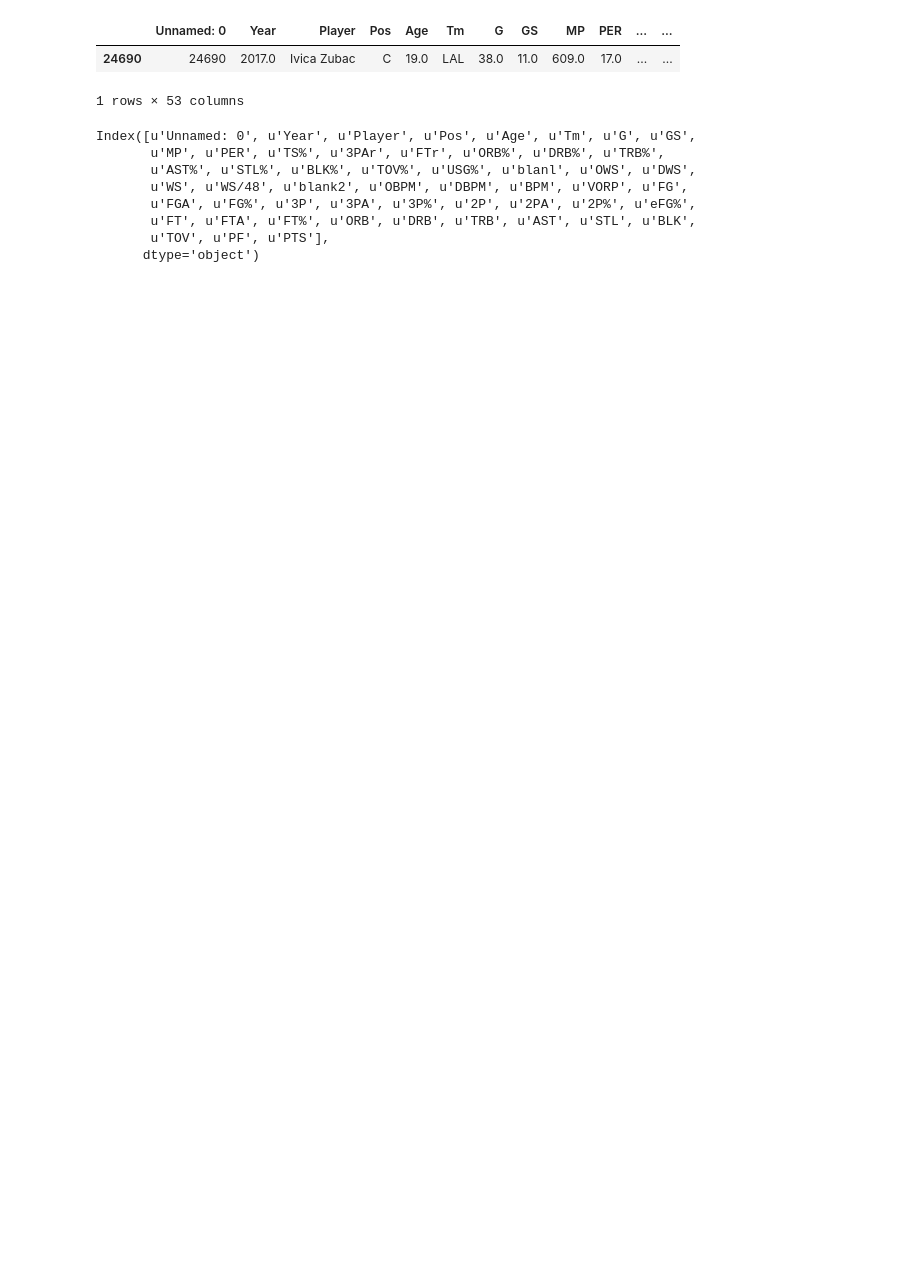
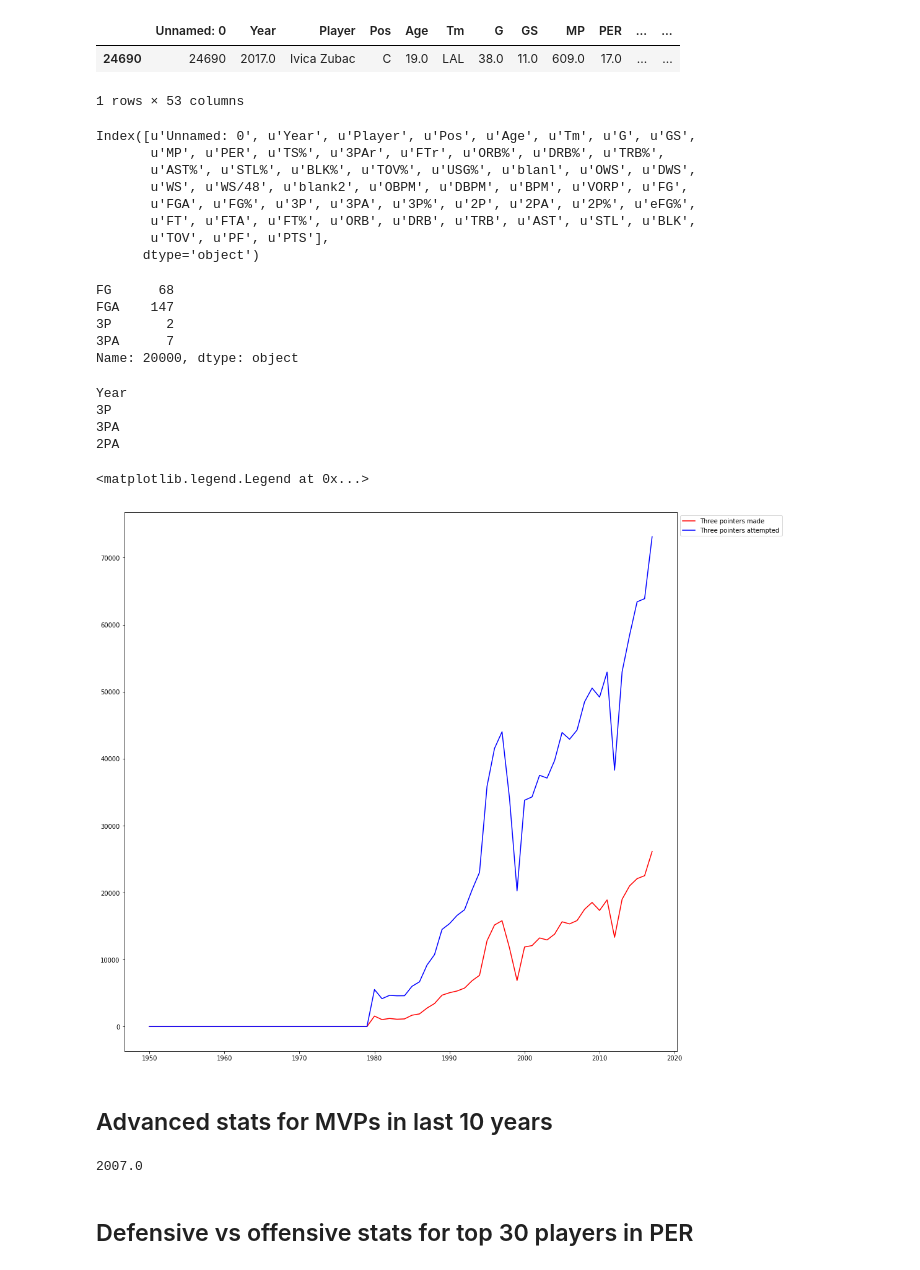
Before and after one commit to danchyy/Basketball_Analytics, a Jupyter notebook: Nba_players.ipynb, the cells around one changed output. Saved outputs shown, nothing was run; the diff lists cells and outputs as text; code cells hidden in the pictures; blank space fills up the shorter version.

```diff
--- a/Nba_players.ipynb
+++ b/Nba_players.ipynb
@@ -37,3 +45,56 @@ Index([u'Unnamed: 0', u'Year', u'Player', u'Pos', u'Age', u'Tm', u'G', u'GS',
        u'FT', u'FTA', u'FT%', u'ORB', u'DRB', u'TRB', u'AST', u'STL', u'BLK',
        u'TOV', u'PF', u'PTS'],
       dtype='object')
+# %%
+season_stats.loc[20000, ['FG','FGA','3P', '3PA']]
+# %% [output]
+FG      68
+FGA    147
+3P       2
+3PA      7
+Name: 20000, dtype: object
+# %%
+three_point_fg = season_stats.loc[:, ['Year', '3P', '3PA', '2PA']]
+# %%
+for year in three_point_fg:
+    print year
+map_three_year = {}
+for i in range(len(three_point_fg)):
+    year, threes_made, field_goals = three_point_fg['Year'][i], three_point_fg['3P'][i], three_point_fg['3PA'][i]
+    ft_made = three_point_fg['2PA'][i]
+    if np.isnan(year):
+        continue
+    if np.isnan(threes_made):
+        threes_made = 0
+    if np.isnan(field_goals):
+        field_goals = 0
+    if np.isnan(ft_made):
+        ft_made = 0
+    year = int(year)
+    if year not in map_three_year:
+        map_three_year[year] = (threes_made, field_goals)
+    else:
+        map_three_year[year] = (map_three_year[year][0] + threes_made, map_three_year[year][1] + field_goals)
+
+sorted_years = sorted(map_three_year.items(), key= lambda x : x[0])
+years, threes_made, field_goals_made, ft_made = [], [], [], []
+for year, curr_shots in sorted_years:
+    #print str(year) + " : " + str(curr_shots)
+    years.append(year)
+    threes_made.append(curr_shots[0])
+    field_goals_made.append(curr_shots[1])
+    #ft_made.append(curr_shots[2])
+
+plt.figure(figsize=(16, 16))
+plt.plot(years, threes_made, color = "red", label="Three pointers made")
+plt.plot(years, field_goals_made, color="blue", label="Three pointers attempted")
+plt.legend(loc="upper left", bbox_to_anchor=(1, 1))
+# %% [output]
+Year
+3P
+3PA
+2PA
+<matplotlib.legend.Legend at 0x...>
+[figure, added]
+# %% [markdown]
+## Advanced stats for MVPs in last 10 years
@@ -39,0 +114,6 @@ Index([u'Unnamed: 0', u'Year', u'Player', u'Pos', u'Age', u'Tm', u'G', u'GS',
+# %%
+mvp_2007.iloc[0]['Year']
+# %% [output]
+2007.0
+# %% [markdown]
+## Defensive vs offensive stats for top 30 players in PER
```
Also changed, not shown: parts of 12 cells of this notebook.
